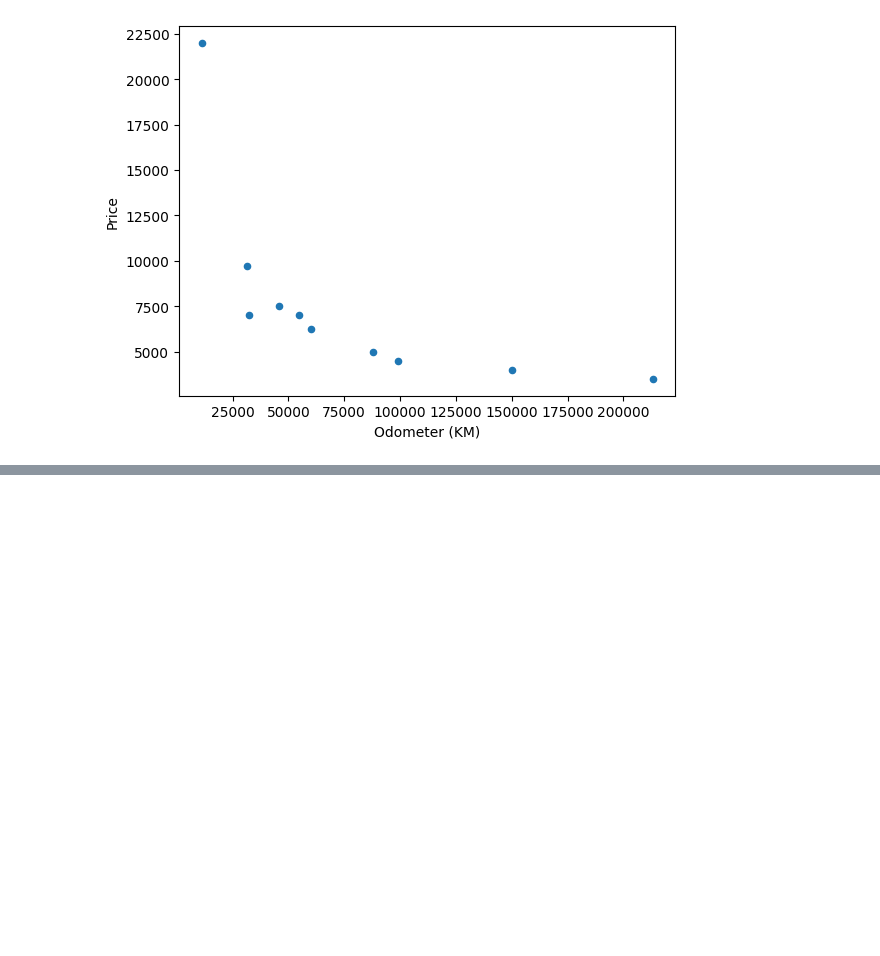
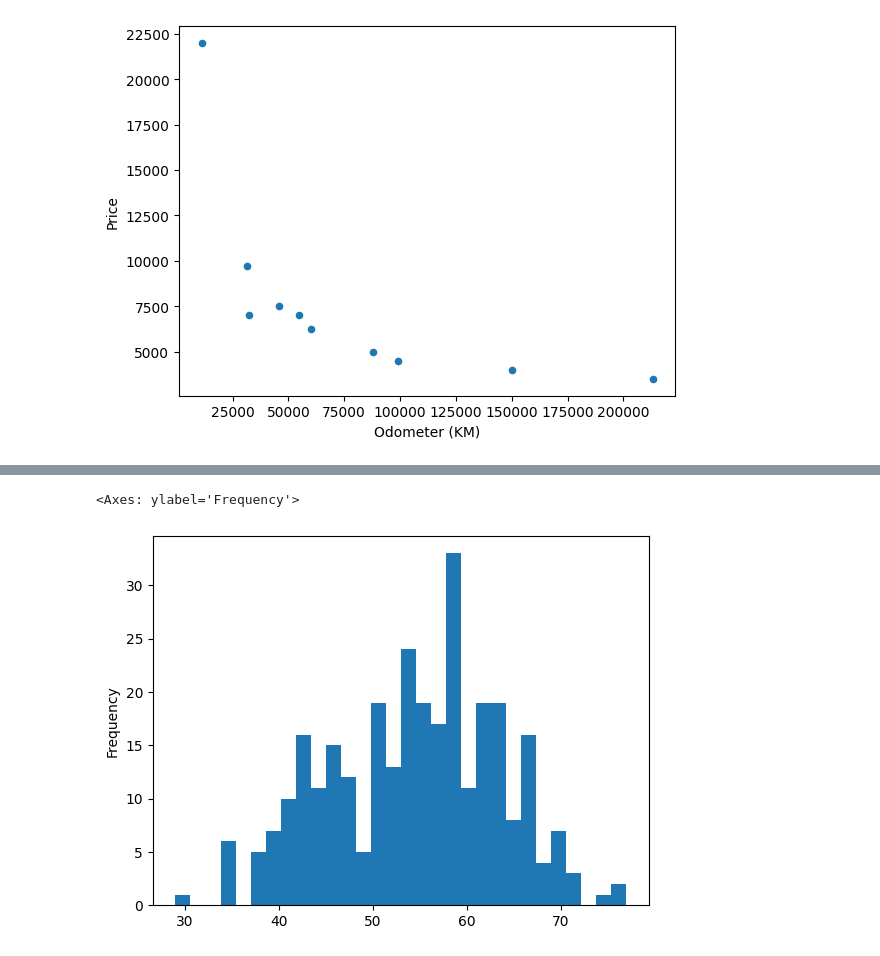
Before and after one commit to devyanshbatra/LINEAR-REGRESSION-MACHINE-LEARNING, a Jupyter notebook: MACHINE_LEARNING_Practice.ipynb, the cells around one changed output, grey strips where cells are left out. Saved outputs shown, nothing was run; the diff lists cells and outputs as text; code cells hidden in the pictures; blank space fills up the shorter version.

```diff
--- a/MACHINE_LEARNING_Practice.ipynb
+++ b/MACHINE_LEARNING_Practice.ipynb
@@ -481,0 +477,2 @@ df.plot(kind="bar")
+# %%
+heart = pd.read_csv("/content/heart-disease.csv")
@@ -481,0 +495,5 @@ df.plot(kind="bar")
+# %%
+heart["age"].plot.hist(bins=30)
+# %% [output]
+<Axes: ylabel='Frequency'>
+[figure, added]
```
Also changed, not shown: parts of 9 cells of this notebook.
